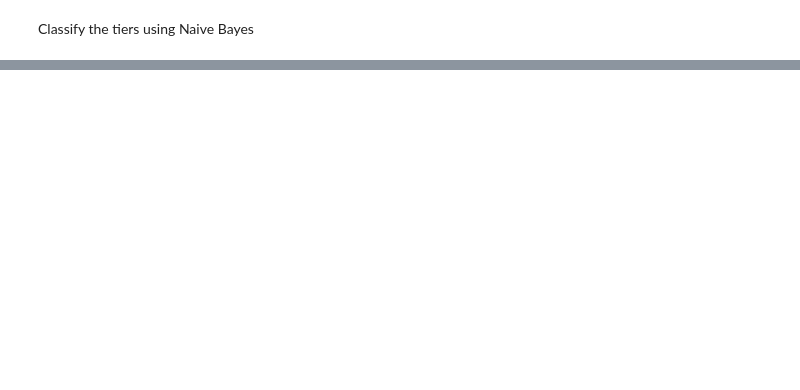
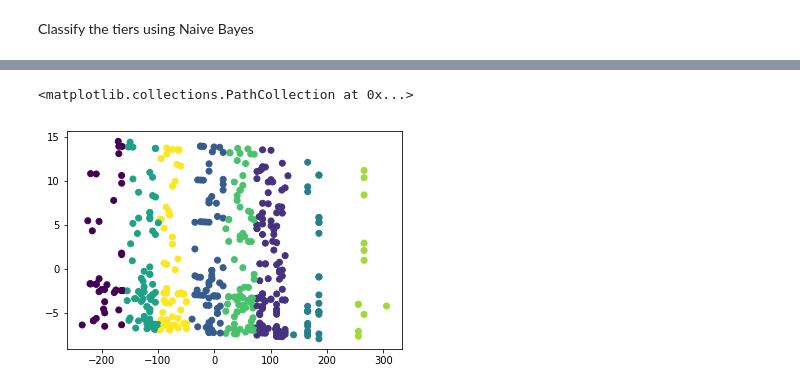
Before and after one commit to AppleFlaps/Pokemon-Tier-Classifer, a Jupyter notebook: PCC.ipynb, the cells around one changed output, grey strips where cells are left out. Saved outputs shown, nothing was run; the diff lists cells and outputs as text; code cells hidden in the pictures; blank space fills up the shorter version.

Commit message:
add kmean clustering

```diff
--- a/PCC.ipynb
+++ b/PCC.ipynb
@@ -225,0 +226,17 @@ The accuracy is 41.18%
+# %%
+# Use K-mean clustering
+from sklearn.cluster import KMeans
+from sklearn.decomposition import PCA
+
+kmeans = KMeans(n_clusters=8, random_state=0)
+tier_fit = kmeans.fit(training_set)
+tier_graph = kmeans.fit_predict(training_set)
+tier_graph.shape
+
+pca = PCA(n_components=2)
+pca_data = pca.fit_transform(training_set)
+pca_data[:,0]
+plt.scatter(pca_data[:, 0], pca_data[:, 1], c=tier_graph)
+# %% [output]
+<matplotlib.collections.PathCollection at 0x...>
+[figure, added]
```
Also changed, not shown: parts of 3 cells of this notebook.
